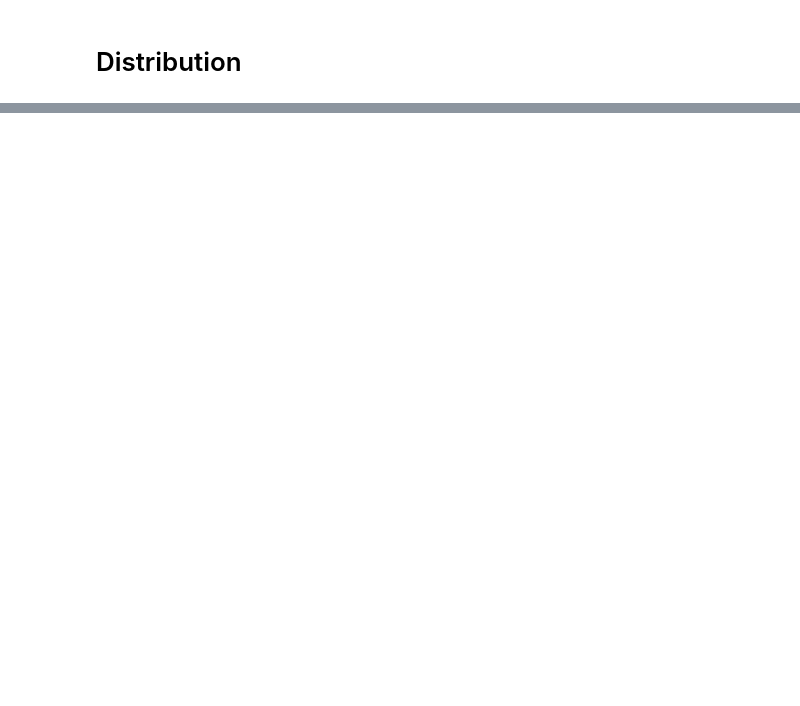
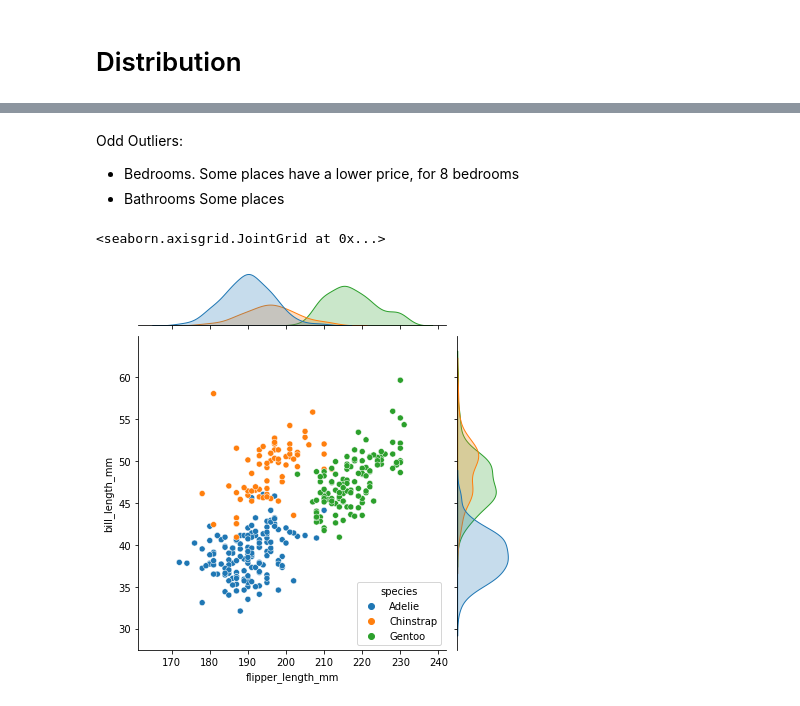
Before and after one commit to mattblasa/King-County-House-Prediction-2021, a Jupyter notebook: KC_EDA.ipynb, the cells around one changed output, grey strips where cells are left out. Saved outputs shown, nothing was run; the diff lists cells and outputs as text; code cells hidden in the pictures; blank space fills up the shorter version.

```diff
--- a/KC_EDA.ipynb
+++ b/KC_EDA.ipynb
@@ -154,0 +213,10 @@ plt.show()
+# %% [markdown]
+Odd Outliers:
+- Bedrooms. Some places have a lower price, for 8 bedrooms
+- Bathrooms Some places
+# %%
+penguins = sns.load_dataset("penguins")
+sns.jointplot(data=penguins, x="flipper_length_mm", y="bill_length_mm", hue="species")
+# %% [output]
+<seaborn.axisgrid.JointGrid at 0x...>
+[figure, added]
```
Also changed, not shown: parts of 17 cells of this notebook.
